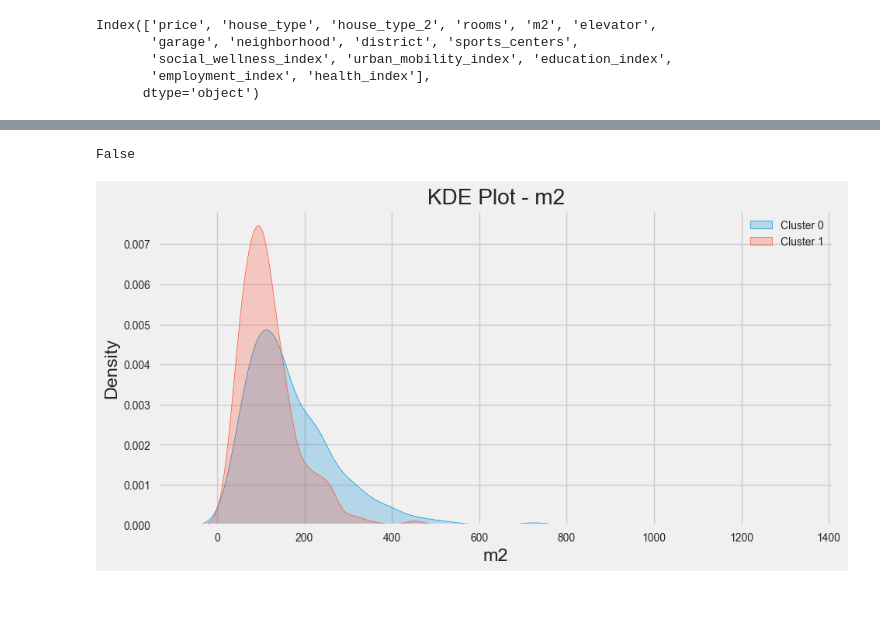
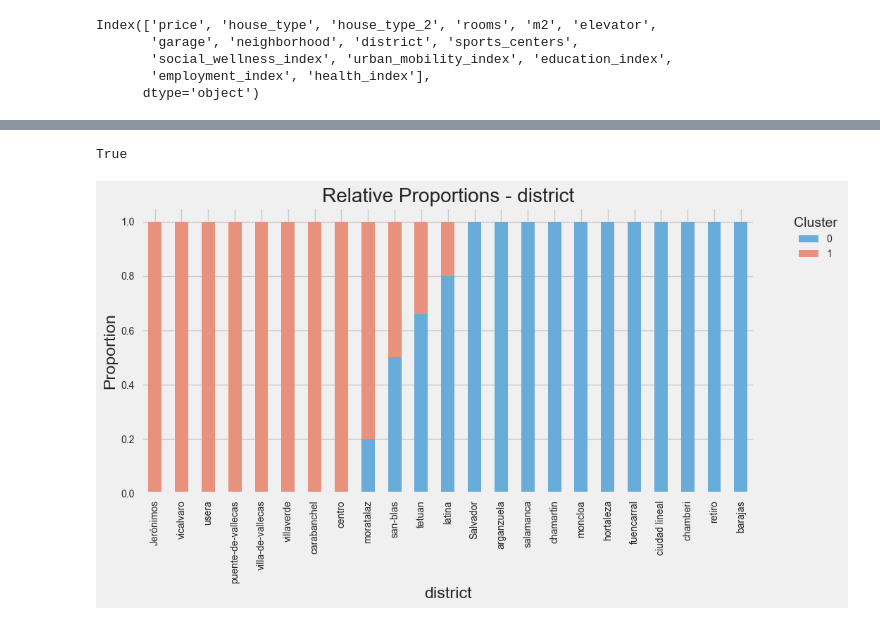
Before and after one commit to namratamayekar/Housing_Price_Prediction_Madrid, a Jupyter notebook: notebooks/Modelling_Emanuela_clustering_unseen.ipynb, the cells around one changed output, grey strips where cells are left out. Cells and saved outputs as stored; diff of their text form; code cells hidden in the pictures; blank space fills up the shorter version.

```diff
--- a/notebooks/Modelling_Emanuela_clustering_unseen.ipynb
+++ b/notebooks/Modelling_Emanuela_clustering_unseen.ipynb
@@ -365,8 +380,8 @@ False
 # %%
-plot_clusters('m2', [df_0, df_1], num_features_plot, (10,5))
+plot_clusters('district', [df_0, df_1], num_features_plot, (10,5), True)
 # %% [output]
-False
+True
-[figure, old version]
+[figure, new version]
 # %%
 plot_clusters('neighborhood', [df_0, df_1], num_features_plot, (20, 5), True)
 # %% [output]
```
Also changed, not shown: parts of 13 cells of this notebook, 11 other files.
